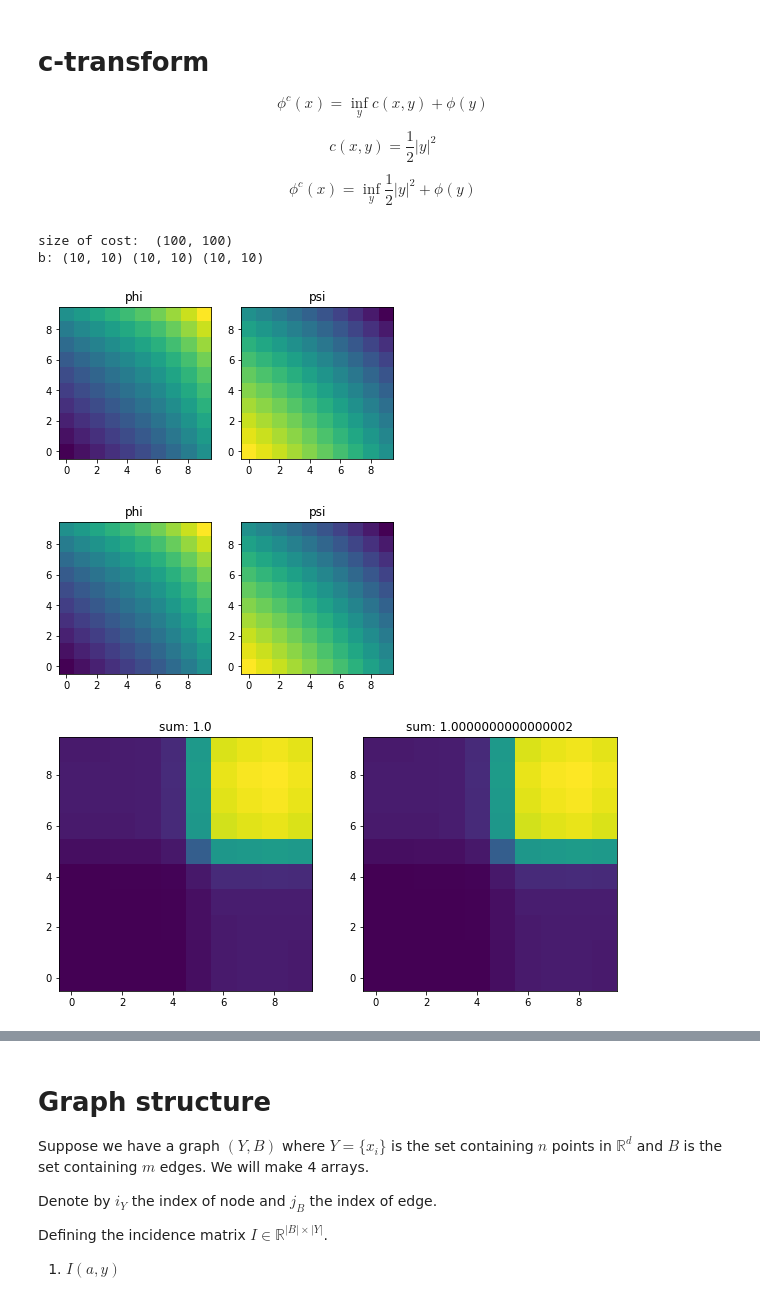
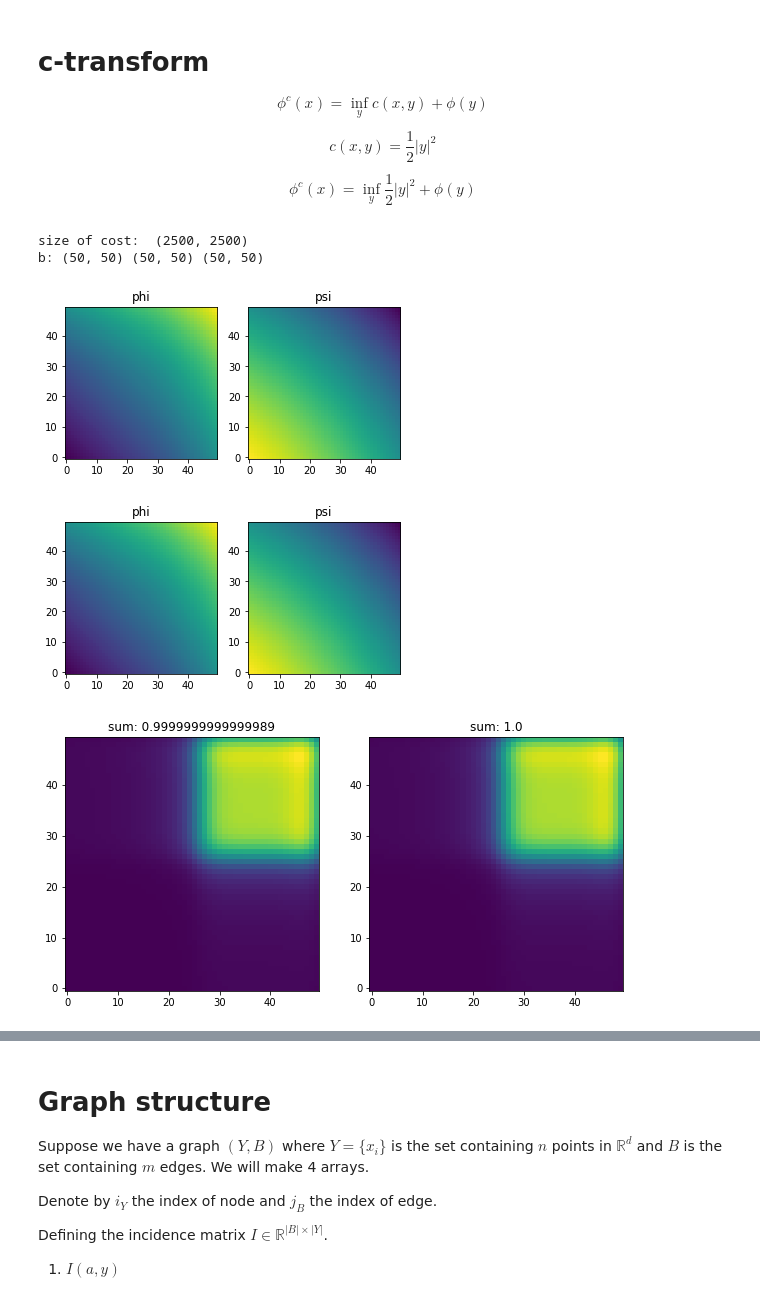
Before and after one commit to wonjunee/screening, a Jupyter notebook: python/screening_graph.ipynb, the cells around one changed output, grey strips where cells are left out. Cells and saved outputs as stored; diff of their text form; code cells hidden in the pictures.

```diff
--- a/python/screening_graph.ipynb
+++ b/python/screening_graph.ipynb
@@ -150,7 +150,7 @@ from IPython import display
 
 # parameters
 # grid size n x n
-n = 10
+n = 50
 
 # step size for the gradient ascent
 L = 5000
@@ -211,35 +211,35 @@ c_transform_forward(phi, psi, cost)
 
 fig = plt.figure()
 ax = fig.add_subplot(121)
 ax.imshow(phi, origin="lower")
 ax.set_title("phi")
 ax = fig.add_subplot(122)
 ax.imshow(psi, origin="lower")
 ax.set_title("psi")
 plt.show()
 
 
 fig,ax = plt.subplots(1,2,figsize=(10,5))
 
 sc.approx_push_cpp(nu_np, psi_np, phi_np, cost_np, epsilon, dx, dy, yMax)
 ax[0].imshow(nu_np, origin='lower')
 ax[0].set_title(f"sum: {np.sum(nu_np)*dy*dy}")
 
 approx_push(nu, psi, phi, cost, epsilon, dx, dy, yMax)
 ax[1].imshow(nu, origin='lower')
 ax[1].set_title(f"sum: {torch.sum(nu)*dy*dy}")
 plt.show()
 
 u = np.zeros((n,n))
 
 if cuda:
   phi  = phi.cuda()
   psi  = psi.cuda()
   cost = cost.cuda()
   nu   = nu.cuda()
 # %% [output]
-size of cost:  (100, 100)
-b: (10, 10) (10, 10) (10, 10)
+size of cost:  (2500, 2500)
+b: (50, 50) (50, 50) (50, 50)
-[figure, old version]
+[figure, new version]
-[figure, old version]
+[figure, new version]
-[figure, old version]
+[figure, new version]
```
Also changed, not shown: parts of 3 cells of this notebook.
